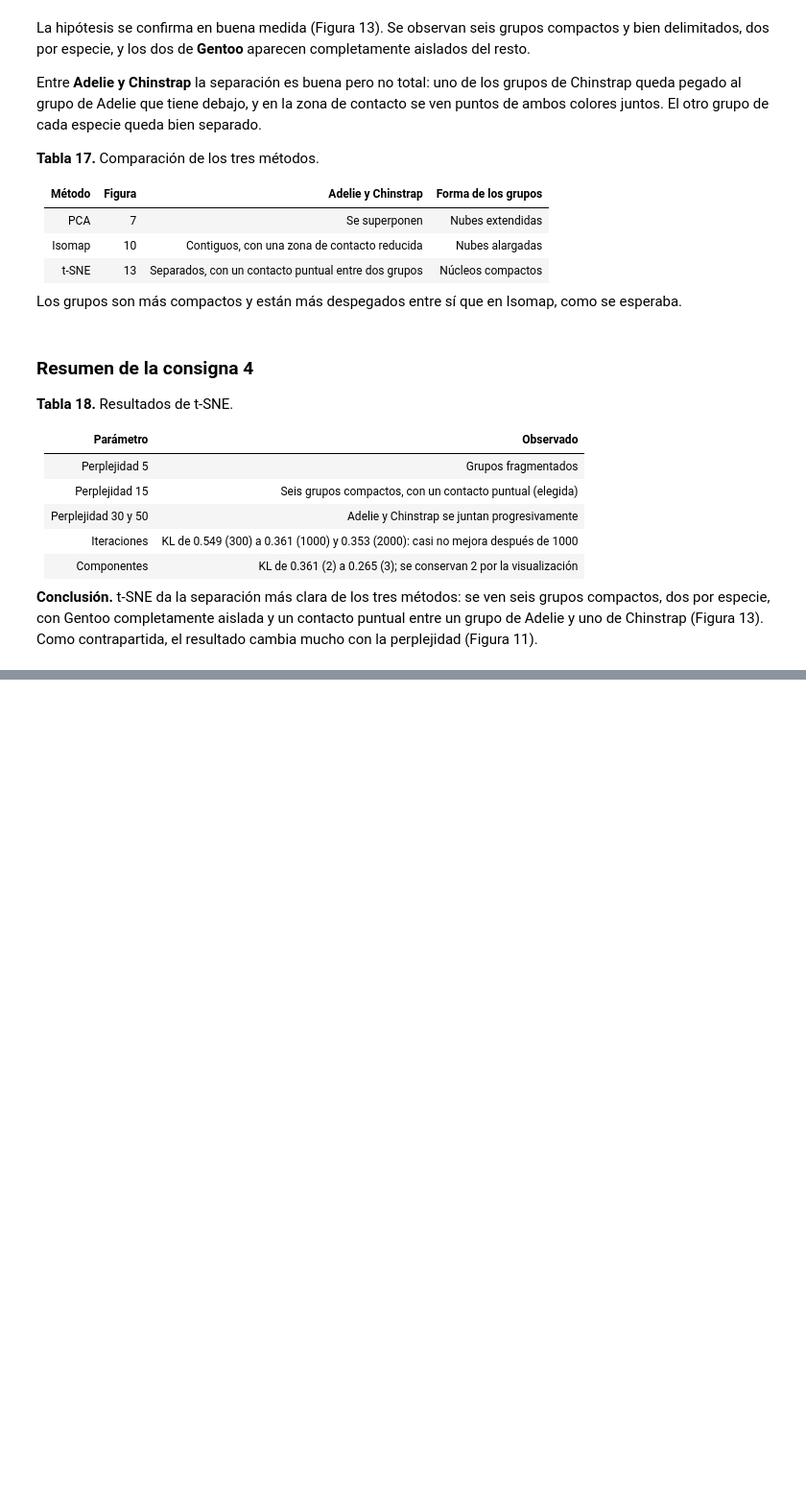
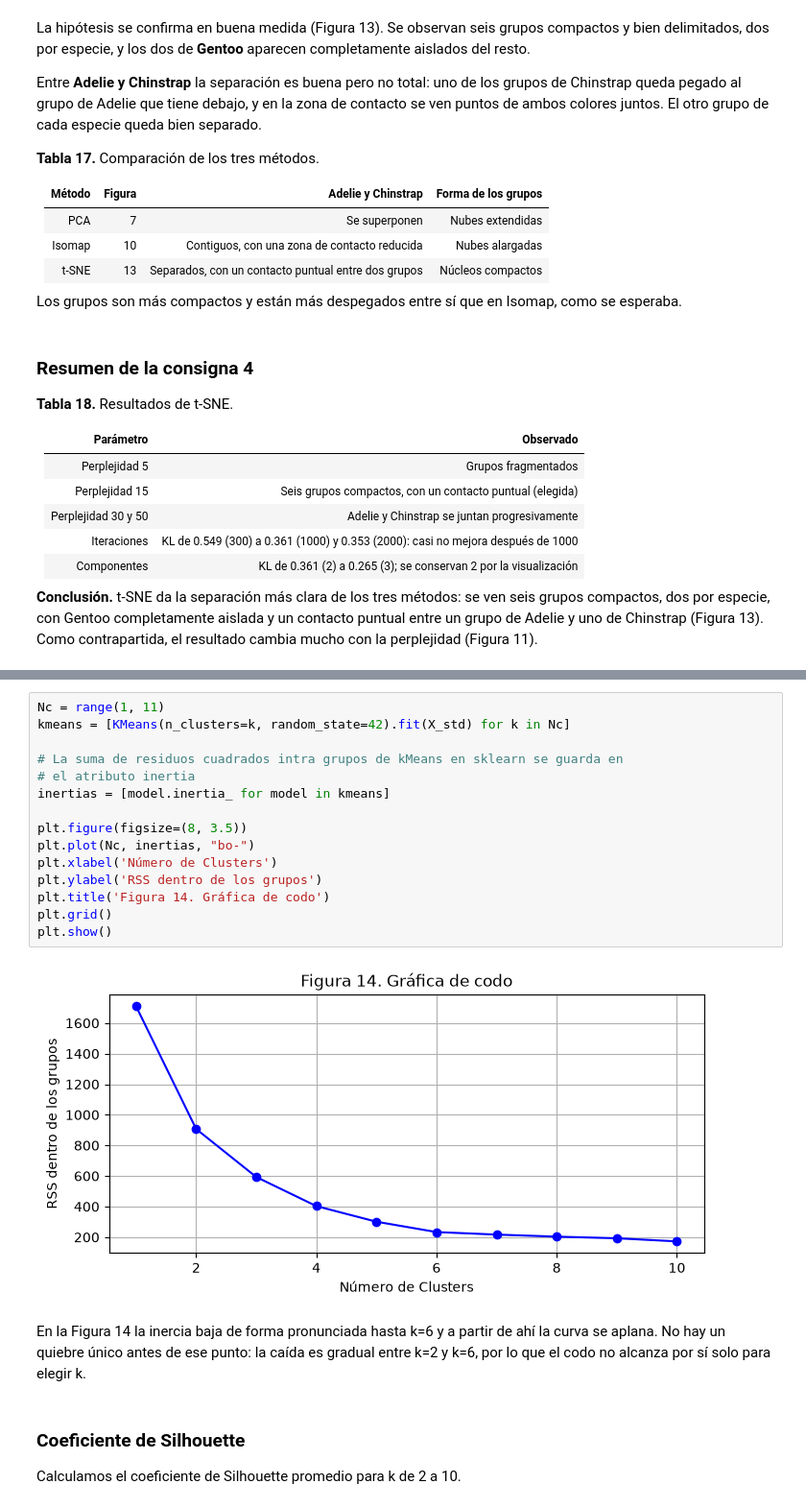
Before and after one commit to frankoespa/tuia-mineria-de-datos, a Jupyter notebook: tp1/tp1_mineria_renna_esparza.ipynb, the cells around one changed output, grey strips where cells are left out. Shown at 96% size. Saved outputs shown, nothing was run; the diff lists cells and outputs as text; blank space fills up the shorter version.

```diff
--- a/tp1/tp1_mineria_renna_esparza.ipynb
+++ b/tp1/tp1_mineria_renna_esparza.ipynb
@@ -1050,0 +1063,23 @@ Los grupos son más compactos y están más despegados entre sí que en Isomap,
+# %%
+Nc = range(1, 11)
+kmeans = [KMeans(n_clusters=k, random_state=42).fit(X_std) for k in Nc]
+
+# La suma de residuos cuadrados intra grupos de kMeans en sklearn se guarda en
+# el atributo inertia
+inertias = [model.inertia_ for model in kmeans]
+
+plt.figure(figsize=(8, 3.5))
+plt.plot(Nc, inertias, "bo-")
+plt.xlabel('Número de Clusters')
+plt.ylabel('RSS dentro de los grupos')
+plt.title('Figura 14. Gráfica de codo')
+plt.grid()
+plt.show()
+# %% [output]
+[figure, added]
+# %% [markdown]
+En la Figura 14 la inercia baja de forma pronunciada hasta k=6 y a partir de ahí la curva se aplana. No hay un quiebre único antes de ese punto: la caída es gradual entre k=2 y k=6, por lo que el codo no alcanza por sí solo para elegir k.
+# %% [markdown]
+### Coeficiente de Silhouette
+
+Calculamos el coeficiente de Silhouette promedio para k de 2 a 10.
```
Also changed, not shown: parts of 23 cells of this notebook, 6 other files.
